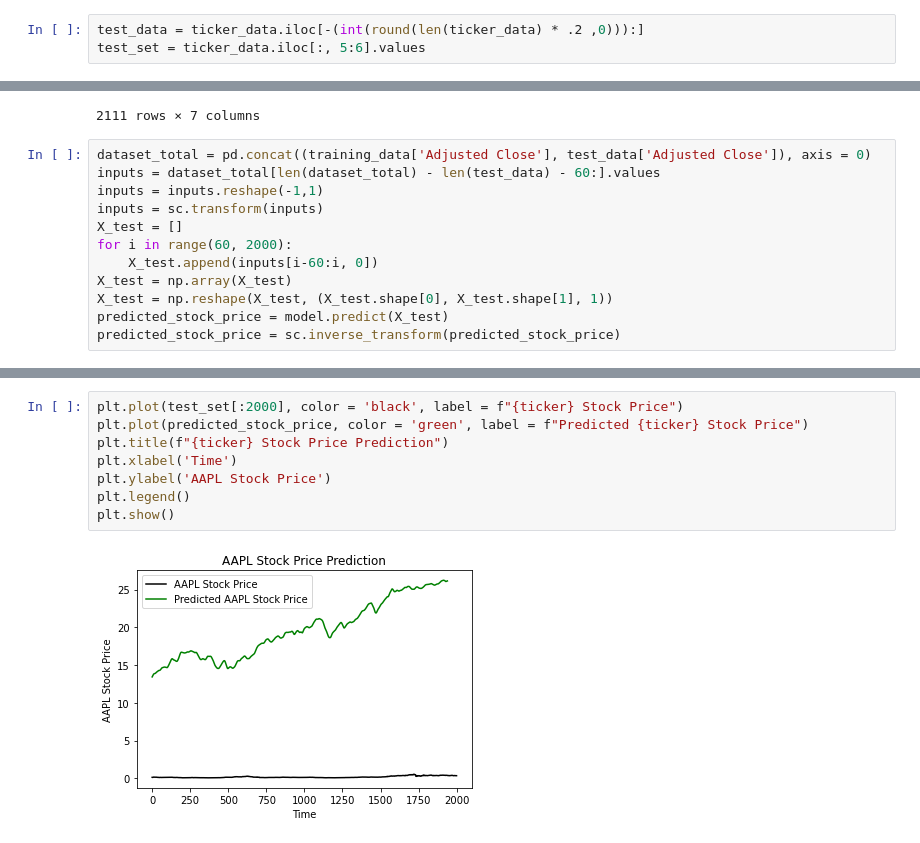
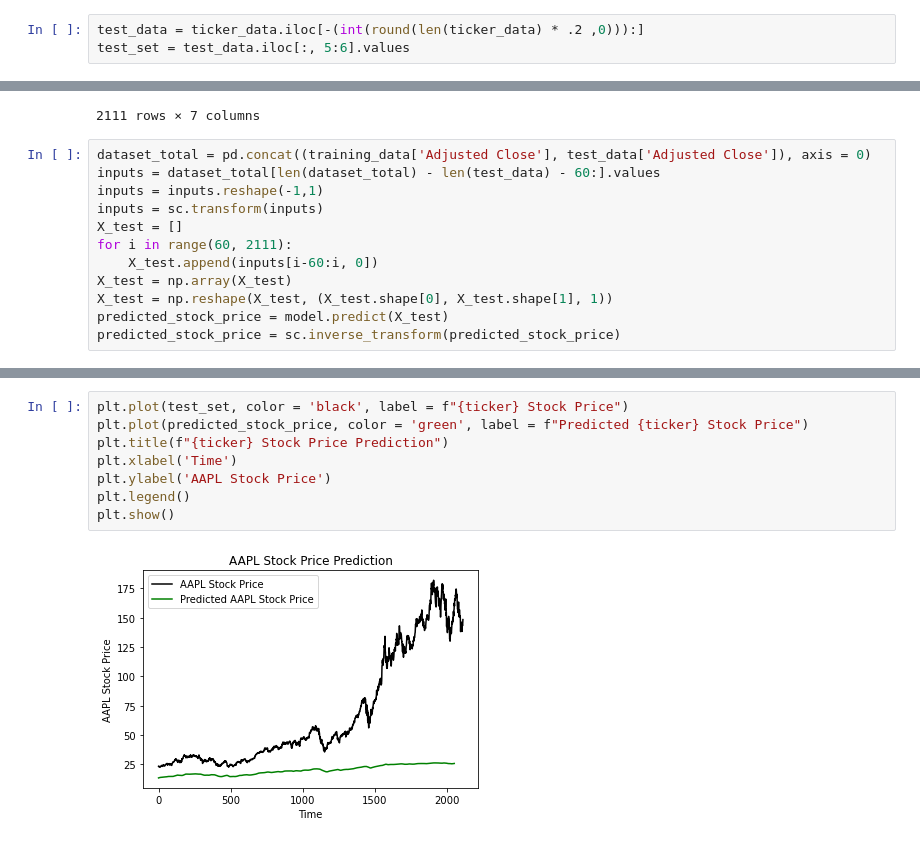
Before and after one commit to boor3d/StockMarketProject, a Jupyter notebook: DataPrep/LSTM_Test.ipynb, the cells around one changed output, grey strips where cells are left out. Drawn from its saved outputs; the diff is of its cells as text.

```diff
--- a/DataPrep/LSTM_Test.ipynb
+++ b/DataPrep/LSTM_Test.ipynb
@@ -121,7 +121,7 @@ Epoch 100/100
 <keras.callbacks.History at 0x...>
 # %%
 test_data = ticker_data.iloc[-(int(round(len(ticker_data) * .2 ,0))):]
-test_set = ticker_data.iloc[:, 5:6].values
+test_set = test_data.iloc[:, 5:6].values
 # %%
 test_data
 # %% [output]
@@ -144,7 +144,7 @@ inputs = dataset_total[len(dataset_total) - len(test_data) - 60:].values
 inputs = inputs.reshape(-1,1)
 inputs = sc.transform(inputs)
 X_test = []
-for i in range(60, 2000):
+for i in range(60, 2111):
     X_test.append(inputs[i-60:i, 0])
 X_test = np.array(X_test)
 X_test = np.reshape(X_test, (X_test.shape[0], X_test.shape[1], 1))
@@ -155,10 +155,10 @@ predicted_stock_price = sc.inverse_transform(predicted_stock_price)
 # %%
-plt.plot(test_set[:2000], color = 'black', label = f"{ticker} Stock Price")
+plt.plot(test_set, color = 'black', label = f"{ticker} Stock Price")
 plt.plot(predicted_stock_price, color = 'green', label = f"Predicted {ticker} Stock Price")
 plt.title(f"{ticker} Stock Price Prediction")
 plt.xlabel('Time')
 plt.ylabel('AAPL Stock Price')
 plt.legend()
 plt.show()
 # %% [output]
-[figure, old version]
+[figure, new version]
```
Also changed, not shown: parts of 1 cell of this notebook.
